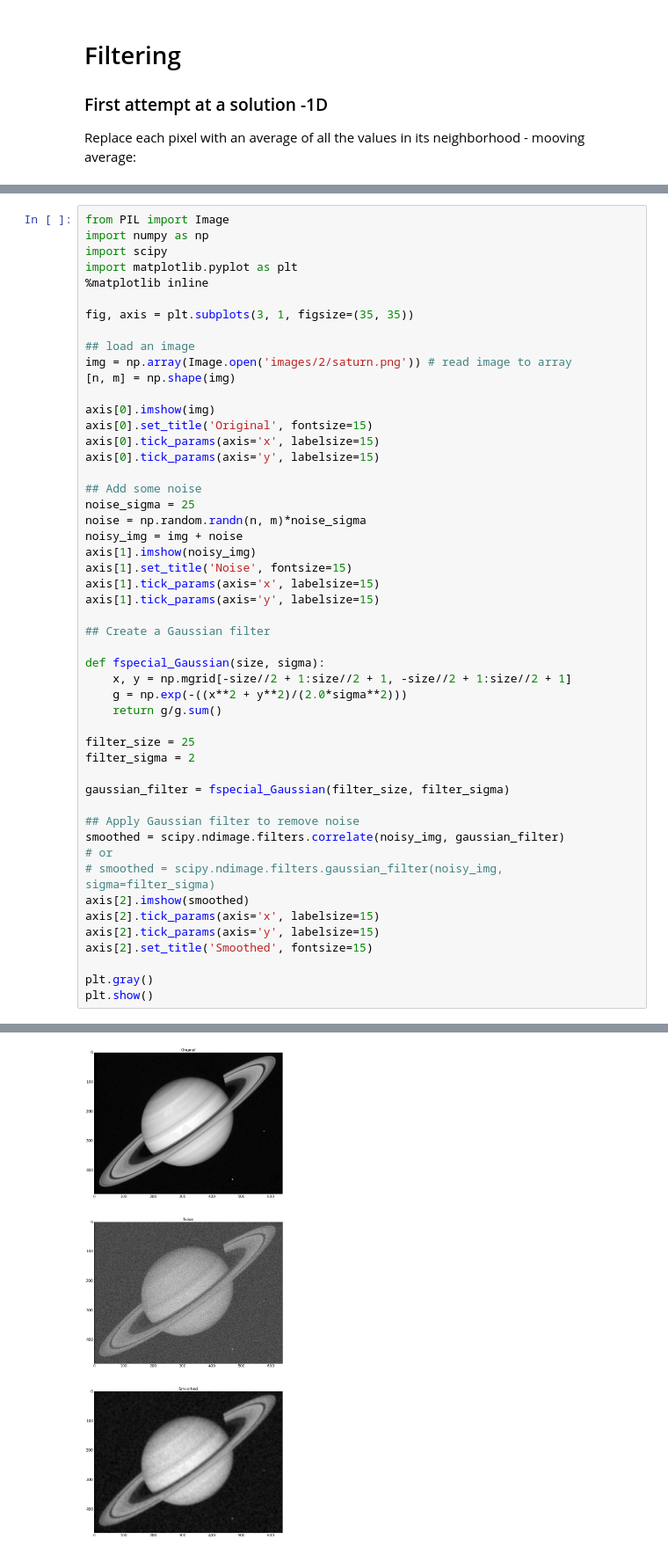
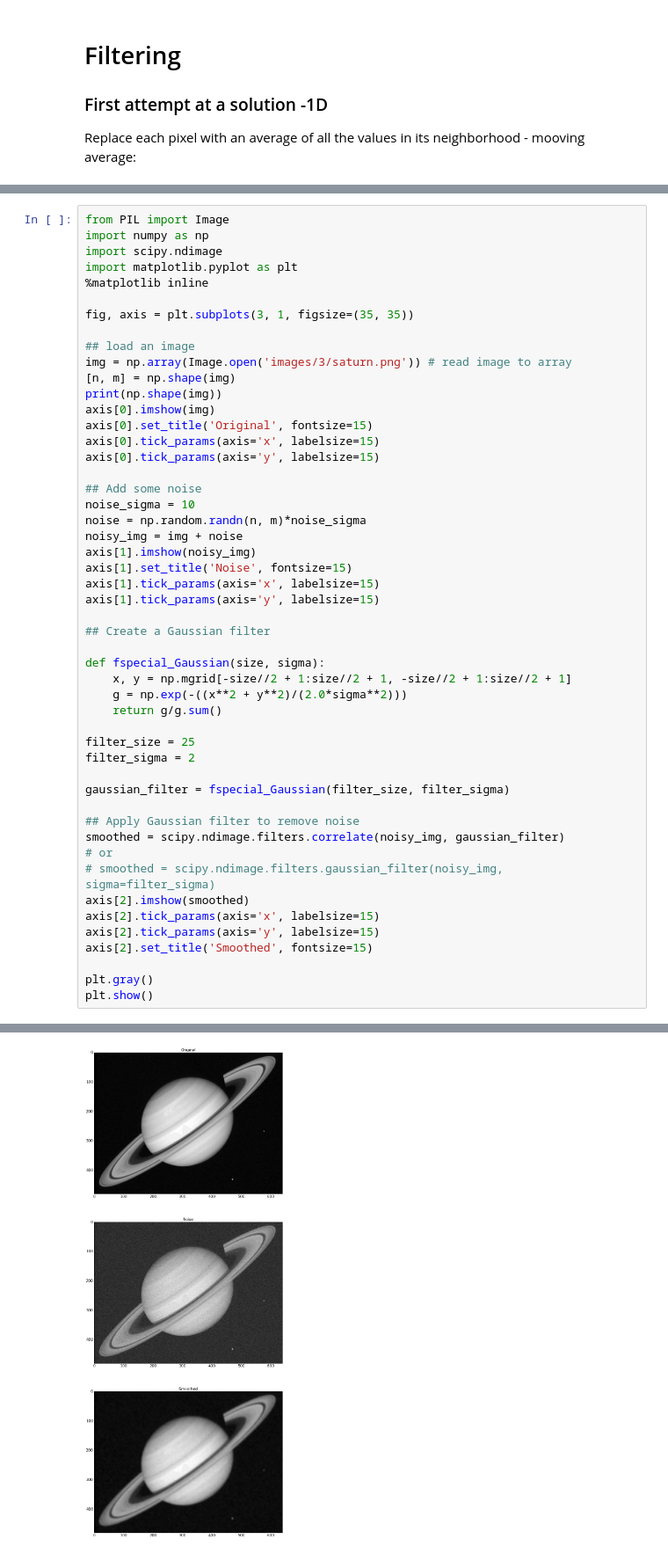
Before and after one commit to liprin1129/Computer-Vision, a Jupyter notebook: 3. Filtering.ipynb, the cells around one changed output, grey strips where cells are left out. Shown at 88% size. Drawn from its saved outputs; the diff is of its cells as text.

```diff
--- a/3. Filtering.ipynb
+++ b/3. Filtering.ipynb
@@ -61,23 +121,23 @@ __Smoothing with a Gaussian__
 # %%
 from PIL import Image
 import numpy as np
-import scipy
+import scipy.ndimage
 import matplotlib.pyplot as plt
 %matplotlib inline
 
 fig, axis = plt.subplots(3, 1, figsize=(35, 35))
 
 ## load an image
-img = np.array(Image.open('images/2/saturn.png')) # read image to array
+img = np.array(Image.open('images/3/saturn.png')) # read image to array
 [n, m] = np.shape(img)
-
+print(np.shape(img))
 axis[0].imshow(img)
 axis[0].set_title('Original', fontsize=15)
 axis[0].tick_params(axis='x', labelsize=15)
 axis[0].tick_params(axis='y', labelsize=15)
 
 ## Add some noise
-noise_sigma = 25
+noise_sigma = 10
 noise = np.random.randn(n, m)*noise_sigma
 noisy_img = img + noise
 axis[1].imshow(noisy_img)
@@ -112,4 +173,4 @@ plt.show()
-[figure, old version]
+[figure, new version]
 # %% [markdown]
 ### To sum up
 
```
Also changed, not shown: parts of 9 cells of this notebook, 1 other file.
